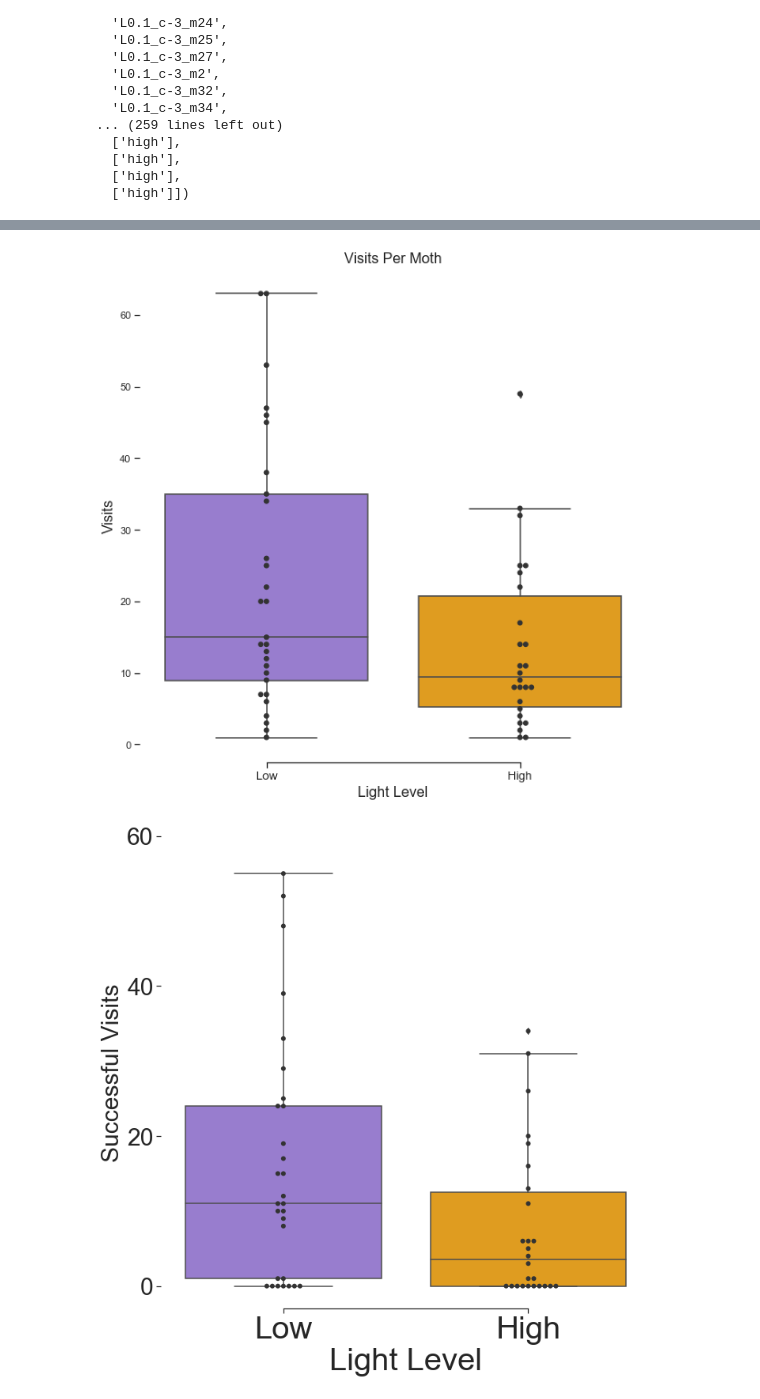
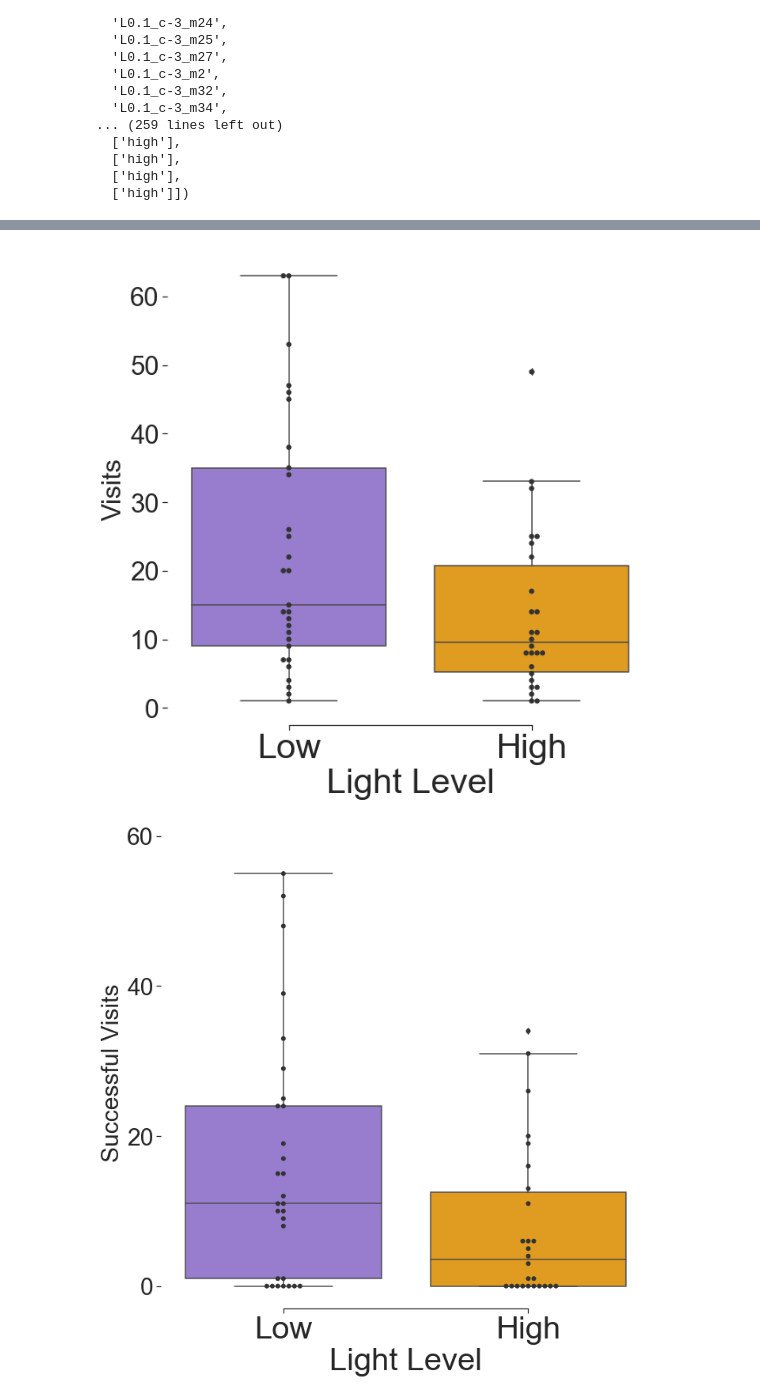
Before and after one commit to itsMahad/ManducaMultiSenseFeeding, a Jupyter notebook: A_Step5_Moth_Visits_Table.ipynb, the cells around one changed output, grey strips where cells are left out. Saved outputs shown, nothing was run; the diff lists cells and outputs as text; code cells hidden in the pictures.

```diff
--- a/A_Step5_Moth_Visits_Table.ipynb
+++ b/A_Step5_Moth_Visits_Table.ipynb
@@ -112,35 +162,36 @@ sc.stats.ks_2samp(low_ratio_list, high_ratio_list), sc.stats.mannwhitneyu(low_ra
 # %%
 sns.set(style="ticks")
 
 f, ax = plt.subplots(figsize=(10, 10))
 
 
 # Plot the orbital period with horizontal boxes
 sns.boxplot(x="Light_Level", y="visits", data=moth_data,
            palette=['mediumpurple','orange'])
 
 # Add in points to show each observation
 sns.swarmplot(x="Light_Level", y="visits", data=moth_data,
               size=6, color="0.2", linewidth=0)
 
 high_visit = len(moth_data[(moth_data.Light_Level.str.contains("high")) & moth_data.visits.notnull()].index)
 low_visit = len(moth_data[(moth_data.Light_Level.str.contains("low")) & moth_data.visits.notnull()].index)
 
 lineb = ax.plot(np.zeros(0), '-b')
 liner = ax.plot(np.zeros(0), '-r')
 lines = (lineb,liner)
 
-
+for tick in ax.get_yticklabels():
+    tick.set_fontsize(30)
 # Tweak the visual presentation
 ax.xaxis.grid(False)
-ax.set_ylabel("Visits", size = 16)
-ax.set_xlabel("Light Level", size = 16)
-ax.set_title("Visits Per Moth", size = 16)
-ax.set_xticklabels(["Low","High"], size = 13)
+ax.set_ylabel("Visits", size = 30)
+ax.set_xlabel("Light Level", size = 40)
+# ax.set_title("Visits Per Moth", size = 16)
+ax.set_xticklabels(["Low","High"], size = 40)
 sns.despine(trim=True, left=True)
 # plt.savefig(outpath_fig + "\\VisitsPerMoth_Box.png")
 # %% [output]
-[figure, old version]
+[figure, new version]
 # %%
 sns.set(style="ticks")
 
```
Also changed, not shown: parts of 8 cells of this notebook.
